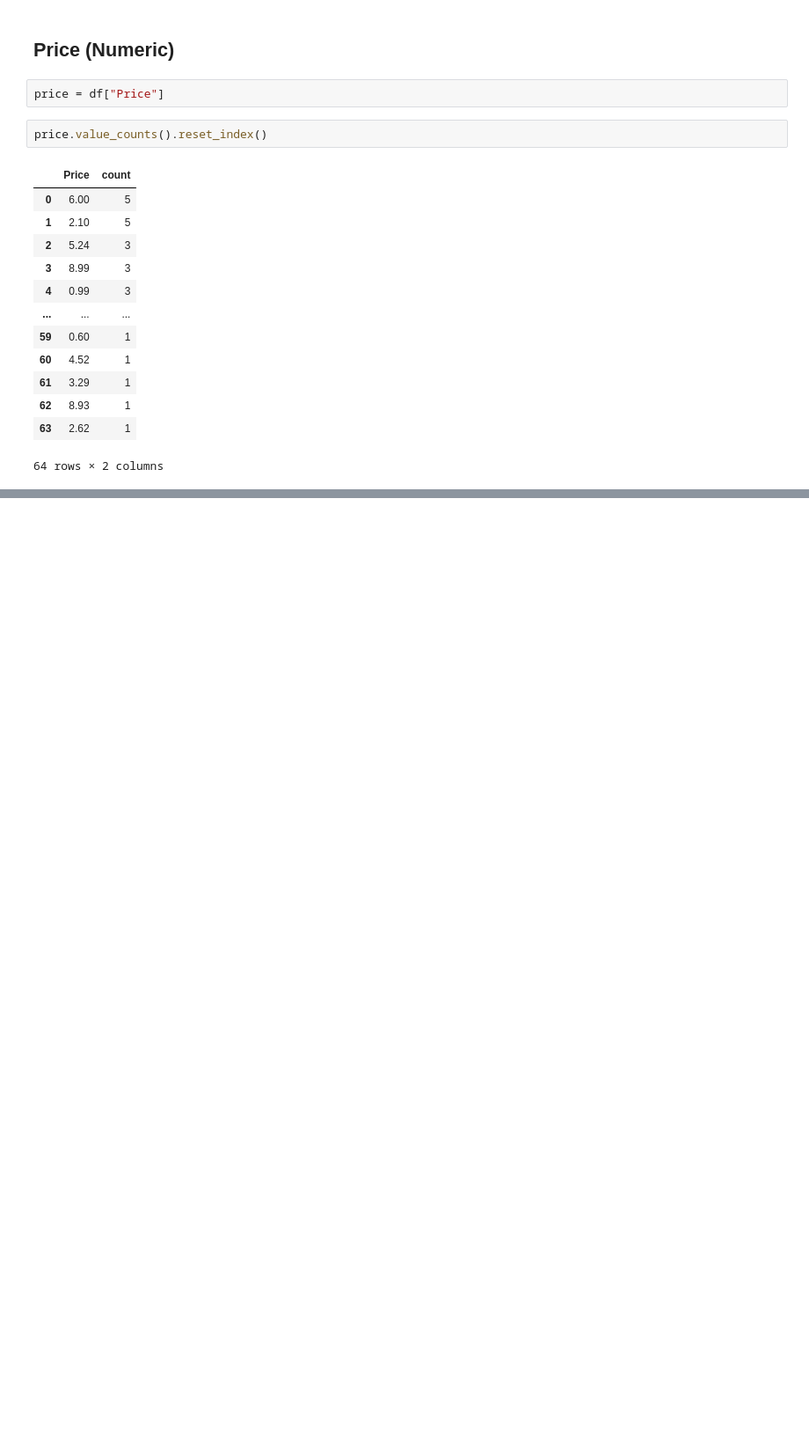
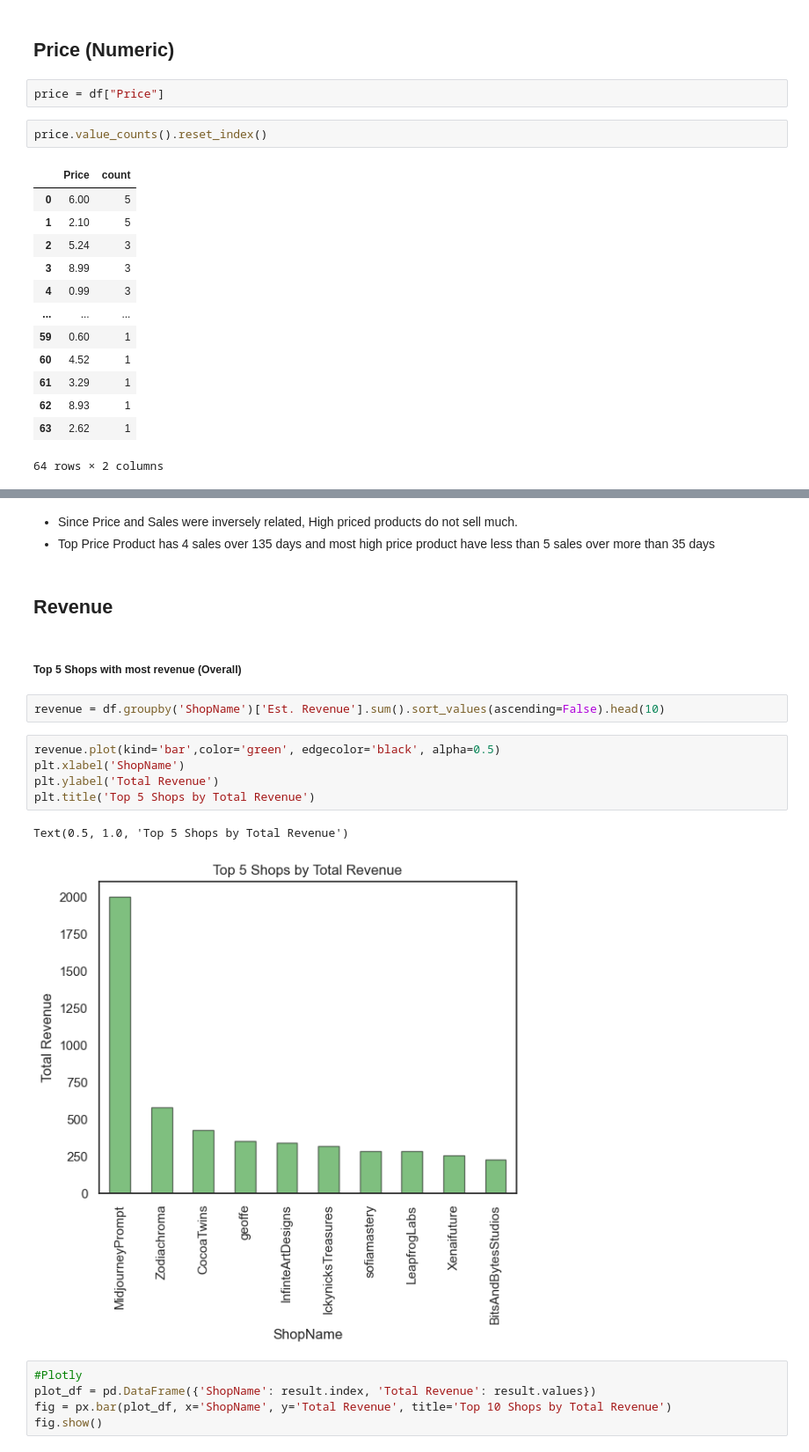
Before and after one commit to gupta-aayushkr/Etsy-Market-Analysis, a Jupyter notebook: EDA.ipynb, the cells around one changed output, grey strips where cells are left out. Shown at 88% size. Saved outputs shown, nothing was run; the diff lists cells and outputs as text; blank space fills up the shorter version.

```diff
--- a/EDA.ipynb
+++ b/EDA.ipynb
@@ -722,0 +707,22 @@ price_plot = plt.
+# %% [markdown]
+- Since Price and Sales were inversely related, High priced products do not sell much.
+- Top Price Product has 4 sales over 135 days and most high price product have less than 5 sales over more than 35 days
+# %% [markdown]
+## Revenue
+# %% [markdown]
+##### Top 5 Shops with most revenue (Overall)
+# %%
+revenue = df.groupby('ShopName')['Est. Revenue'].sum().sort_values(ascending=False).head(10)
+# %%
+revenue.plot(kind='bar',color='green', edgecolor='black', alpha=0.5)
+plt.xlabel('ShopName')
+plt.ylabel('Total Revenue')
+plt.title('Top 5 Shops by Total Revenue')
+# %% [output]
+Text(0.5, 1.0, 'Top 5 Shops by Total Revenue')
+[figure, added]
+# %%
+#Plotly
+plot_df = pd.DataFrame({'ShopName': result.index, 'Total Revenue': result.values})
+fig = px.bar(plot_df, x='ShopName', y='Total Revenue', title='Top 10 Shops by Total Revenue')
+fig.show()
```
Also changed, not shown: parts of 24 cells of this notebook.
